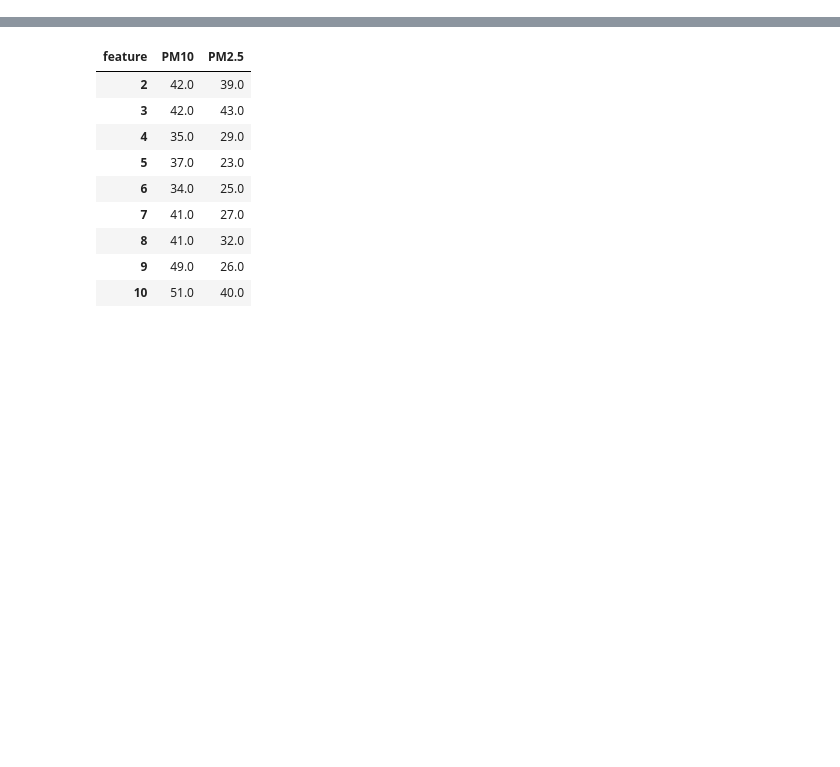
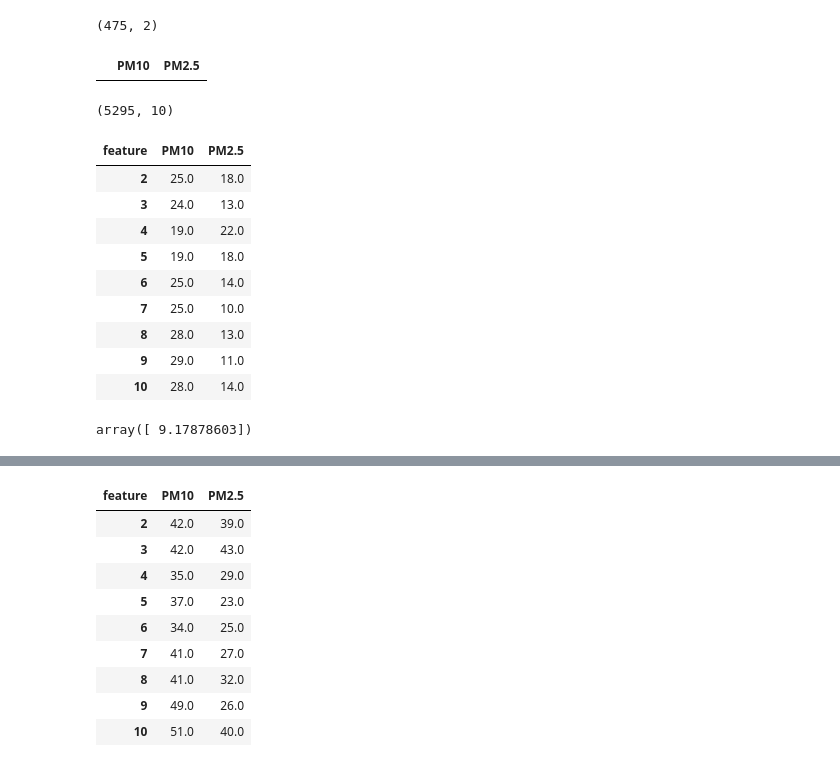
Before and after one commit to cigarbeer/ML2018SPRING, a Jupyter notebook: hw1/hw1.ipynb, the cells around one changed output, grey strips where cells are left out. Drawn from its saved outputs; the diff is of its cells as text; code cells hidden in the pictures; blank space fills up the shorter version.

```diff
--- a/hw1/hw1.ipynb
+++ b/hw1/hw1.ipynb
@@ -25,6 +26,19 @@ class DataManager:
         self.rdf = df
         self.rdf_to_data()
         return
+
+    def preprocess_mdfs(self, mdfs):
+        for m, df in mdfs.items():
+#             nrows, ncols = df. shape
+            cols = df.columns
+#             mask = np.zeros((nrows, 1), dtype=bool)
+            for col in cols:
+                df = df[df[col] > 0.0]
+#                 print(df)
+
+            mdfs[m] = df
+
+        return mdfs
 
     def rdf_to_data(self):
         rdf = self.rdf
@@ -53,12 +67,19 @@ class DataManager:
 
             for i in range(nrows-chunk_size):
 #                 X.append(mdf.iloc[i:i+chunk_size].T.values.flatten())
+#                 print(mdf)
                 X.append(mdf.iloc[i:i+chunk_size].values.flatten())
-                y.append(mdf.loc[i+chunk_size, 'PM2.5'])
+                y.append(mdf['PM2.5'].iloc[i+chunk_size])
+#                 print(mdf.iloc[i:i+chunk_size], mdf['PM2.5'].iloc[i+chunk_size])
 
-        X = np.array(X)
-        y = np.array(y).reshape((-1, 1))
-        return X, y
+        self.X = np.array(X)
+        self.y = np.array(y).reshape((-1, 1))
+        return self.X, self.y
+
+    def get_shuffle_index(self):
+        m, n = self.X.shape
+        idx = np.random.permutation(np.arange(m))
+        return idx
 
     def read_testing_data(self, file_name):
         df = pd.read_csv(file_name, header=None, na_values=['NR'])
@@ -78,7 +99,6 @@ class DataManager:
             df = df.drop(columns=['id', 'feature']).T
             df.columns = columns
             df = df[sorted(feature_list)]
-#             df = df[feature_list]
             iddfs[i] = df
         return iddfs
 # %%
@@ -104 +176,12 @@ mdfs = dm.select_feature_to_mdfs(['PM2.5', 'PM10'])
+# %%
+mdfs = dm.preprocess_mdfs(mdfs)
+mdfs[1].shape
+# %% [output]
+(475, 2)
+# %%
+mdfs[1][(mdfs[1]['PM2.5'] <= 0) | (mdfs[1]['PM10'] <= 0)]
+# mdfs[1].shape
+# mdfs[1]['PM2.5'].iloc[5:7]
+# %% [output]
+|  | PM10 | PM2.5 |
 # %%
@@ -106,3 +189,10 @@ X, y = dm.chunk_examples(mdfs, chunk_size=9)
+# %%
+X, y = validate_data(0.05, h, J, X, y)
+# X, y = validate_data(0.15, h, J, X, y)
+# X, y = validate_data(0.15, h, J, X, y)
+X.shape
+# %% [output]
+(5295, 10)
 # %%
 X_n, mu, sigma = normalize_data(X)
 # %%
@@ -114,3 +202,24 @@ tX = dm.select_testing_feature(['PM2.5', 'PM10'])
+# %%
+# tX = dm.select_testing_feature(['PM2.5', 'PM10'])
+tX = dm.select_testing_feature(['PM2.5', 'PM10'])
+tX['id_1']#.iloc[-5:, :]
+# %% [output]
+| feature | PM10 | PM2.5 |
+| 2 | 25.0 | 18.0 |
+| 3 | 24.0 | 13.0 |
+| 4 | 19.0 | 22.0 |
+| 5 | 19.0 | 18.0 |
+| 6 | 25.0 | 14.0 |
+| 7 | 25.0 | 10.0 |
+| 8 | 28.0 | 13.0 |
+| 9 | 29.0 | 11.0 |
+| 10 | 28.0 | 14.0 |
+# %%
+init_theta = initialize_theta(X_n)
+theta, theta_record, loss_record = gradient_descent(init_theta, h, np.insert(X_n, obj=0, values=1, axis=1), y, eta=0.1, n_iters=200000)
+loss_record[-1]
+# %% [output]
+array([ 9.17878603])
 # %%
 results = []
 for i, tdf in tX.items():
```
Also changed, not shown: parts of 23 cells of this notebook, 3 other files.
